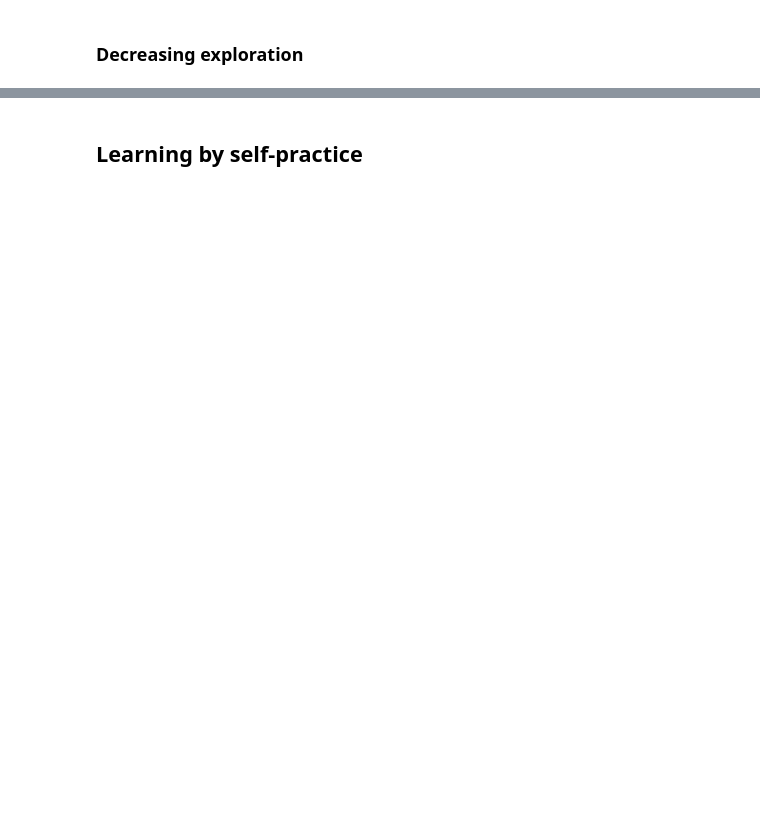
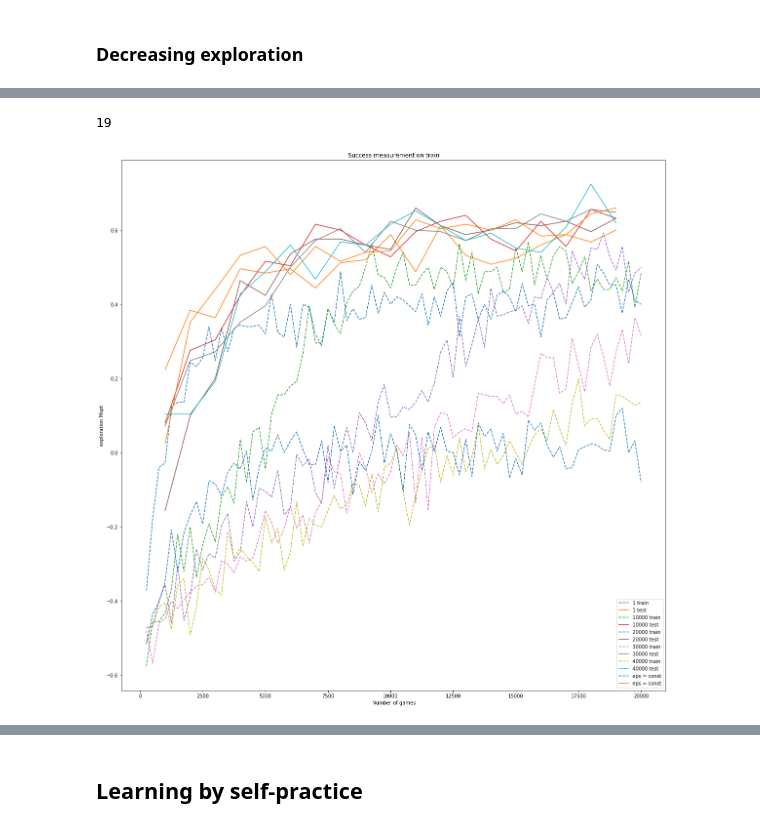
Before and after one commit to nov3o/tik-tok-toe, a Jupyter notebook: project.ipynb, the cells around one changed output, grey strips where cells are left out. Drawn from its saved outputs; the diff is of its cells as text; code cells hidden in the pictures; blank space fills up the shorter version.

```diff
--- a/project.ipynb
+++ b/project.ipynb
@@ -171,0 +278,2 @@ The used exploration rate is $\epsilon=0.5$ because it should half of games expl
+# %%
+n_stars = np.linspace(1, 40000, 5).astype(int); n_stars
@@ -171,0 +339,22 @@ The used exploration rate is $\epsilon=0.5$ because it should half of games expl
+# %%
+len(results[n]['test'],)
+# %% [output]
+19
+# %%
+x_train = (np.arange(N // train_avg_every)+1) * train_avg_every
+x_test = (np.arange(N // test_avg_every)+1)[:-1] * test_avg_every
+for n in results:
+    plt.plot(x_train, results[n]['train'], '--', label=f"{n} train")
+    plt.plot(x_test, results[n]['test'], '-', label=f"{n} test")
+
+plt.plot(x, train, '--', label=f"eps = const")
+plt.plot(x_test, test[:-1], '-', label=f"eps = const")
+
+plt.rcParams["figure.figsize"] = (20,20)
+plt.legend(loc="lower right")
+plt.title('Success measurement on train')
+plt.xlabel("Number of games")
+plt.ylabel("exploration Mopt")
+plt.show()
+# %% [output]
+[figure, added]
```
Also changed, not shown: parts of 36 cells of this notebook, 9 other files.
